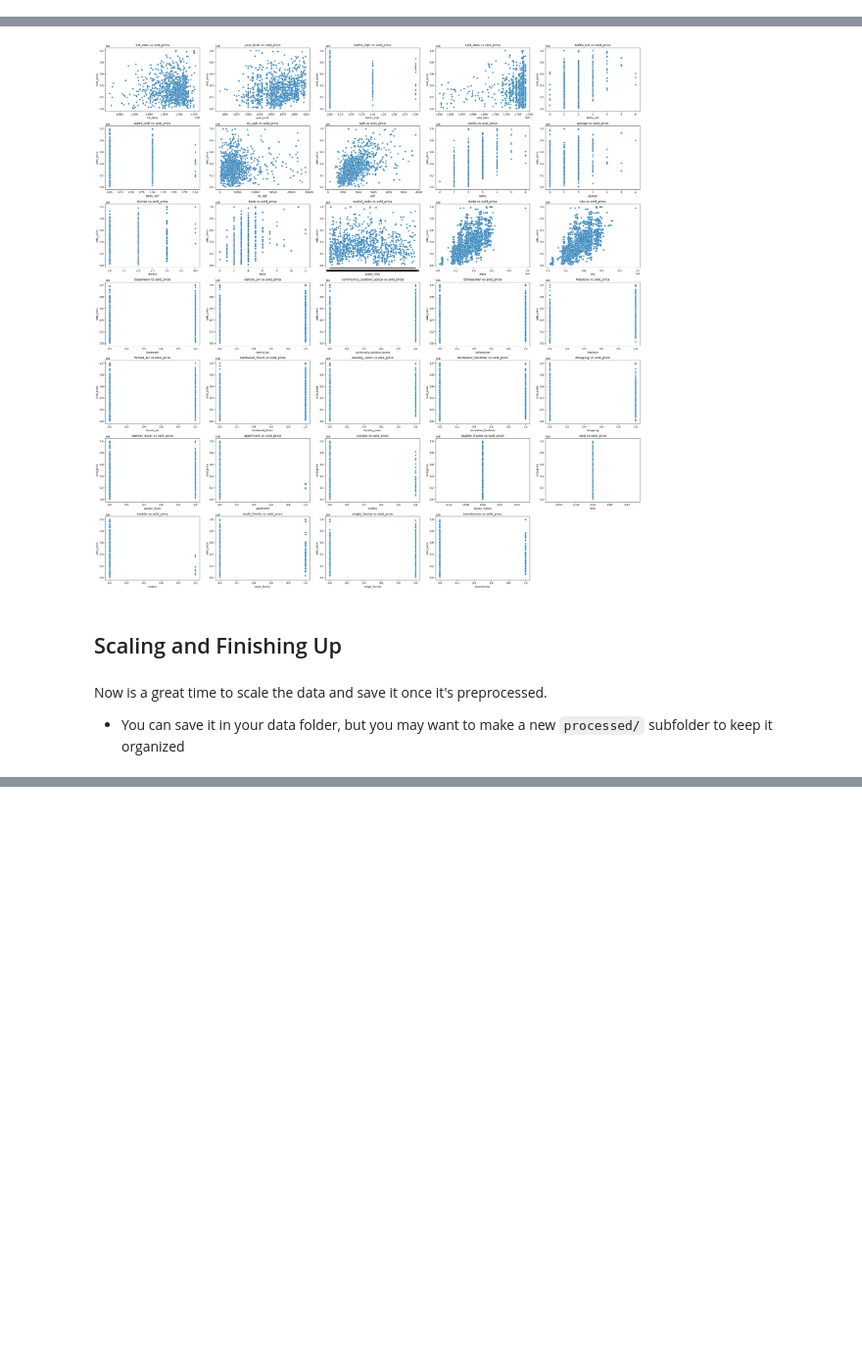
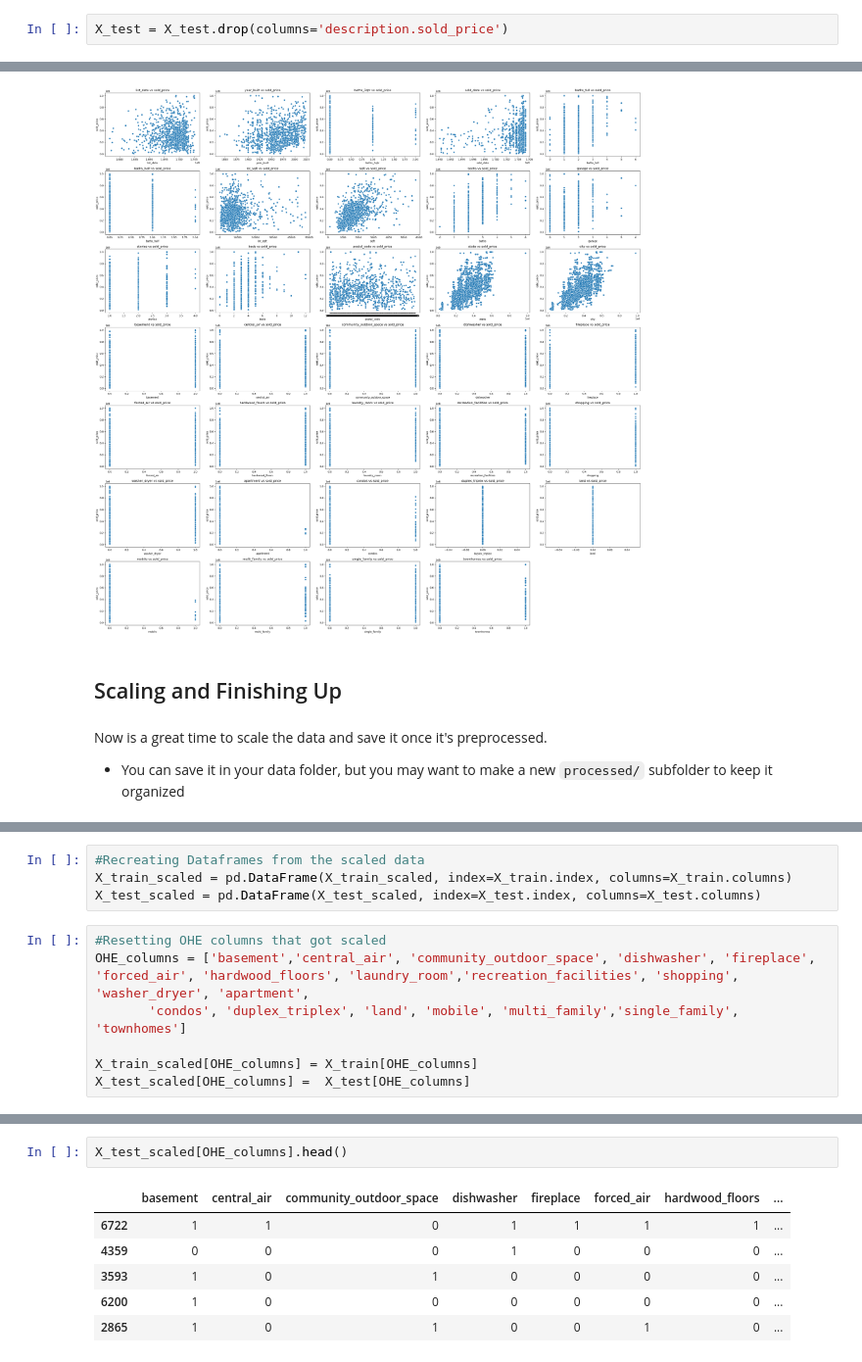
Before and after one commit to Gur212/Data-Science-Midterm-Project, a Jupyter notebook: notebooks/1 - EDA.ipynb, the cells around one changed output, grey strips where cells are left out. Shown at 98% size. Drawn from its saved outputs; the diff is of its cells as text; blank space fills up the shorter version.

```diff
--- a/notebooks/1 - EDA.ipynb
+++ b/notebooks/1 - EDA.ipynb
@@ -802,5 +810,7 @@ for index, rows in X_train.iterrows():
 # %%
 X_train = X_train.drop(columns='description.sold_price')
+# %%
+X_test = X_test.drop(columns='description.sold_price')
 # %%
 combined_df.to_csv('../data/preprocessed/combined_df.csv')
 X_train.to_csv('../data/preprocessed/X_train.csv')
@@ -917,0 +947,11 @@ array([[ 0.36431293, -0.1570497 ,  2.8112644 , ..., -0.28862888,
+# %%
+#Recreating Dataframes from the scaled data
+X_train_scaled = pd.DataFrame(X_train_scaled, index=X_train.index, columns=X_train.columns)
+X_test_scaled = pd.DataFrame(X_test_scaled, index=X_test.index, columns=X_test.columns)
+# %%
+#Resetting OHE columns that got scaled
+OHE_columns = ['basement','central_air', 'community_outdoor_space', 'dishwasher', 'fireplace', 'forced_air', 'hardwood_floors', 'laundry_room','recreation_facilities', 'shopping', 'washer_dryer', 'apartment',
+       'condos', 'duplex_triplex', 'land', 'mobile', 'multi_family','single_family', 'townhomes']
+
+X_train_scaled[OHE_columns] = X_train[OHE_columns]
+X_test_scaled[OHE_columns] =  X_test[OHE_columns]
@@ -917,0 +963,9 @@ array([[ 0.36431293, -0.1570497 ,  2.8112644 , ..., -0.28862888,
+# %%
+X_test_scaled[OHE_columns].head()
+# %% [output]
+|  | basement | central_air | community_outdoor_space | dishwasher | fireplace | forced_air | hardwood_floors | ... |
+| 6722 | 1 | 1 | 0 | 1 | 1 | 1 | 1 | ... |
+| 4359 | 0 | 0 | 0 | 1 | 0 | 0 | 0 | ... |
+| 3593 | 1 | 0 | 1 | 0 | 0 | 0 | 0 | ... |
+| 6200 | 1 | 0 | 0 | 0 | 0 | 0 | 0 | ... |
+| 2865 | 1 | 0 | 1 | 0 | 0 | 1 | 0 | ... |
```
Also changed, not shown: parts of 6 cells of this notebook, 3 other files.
